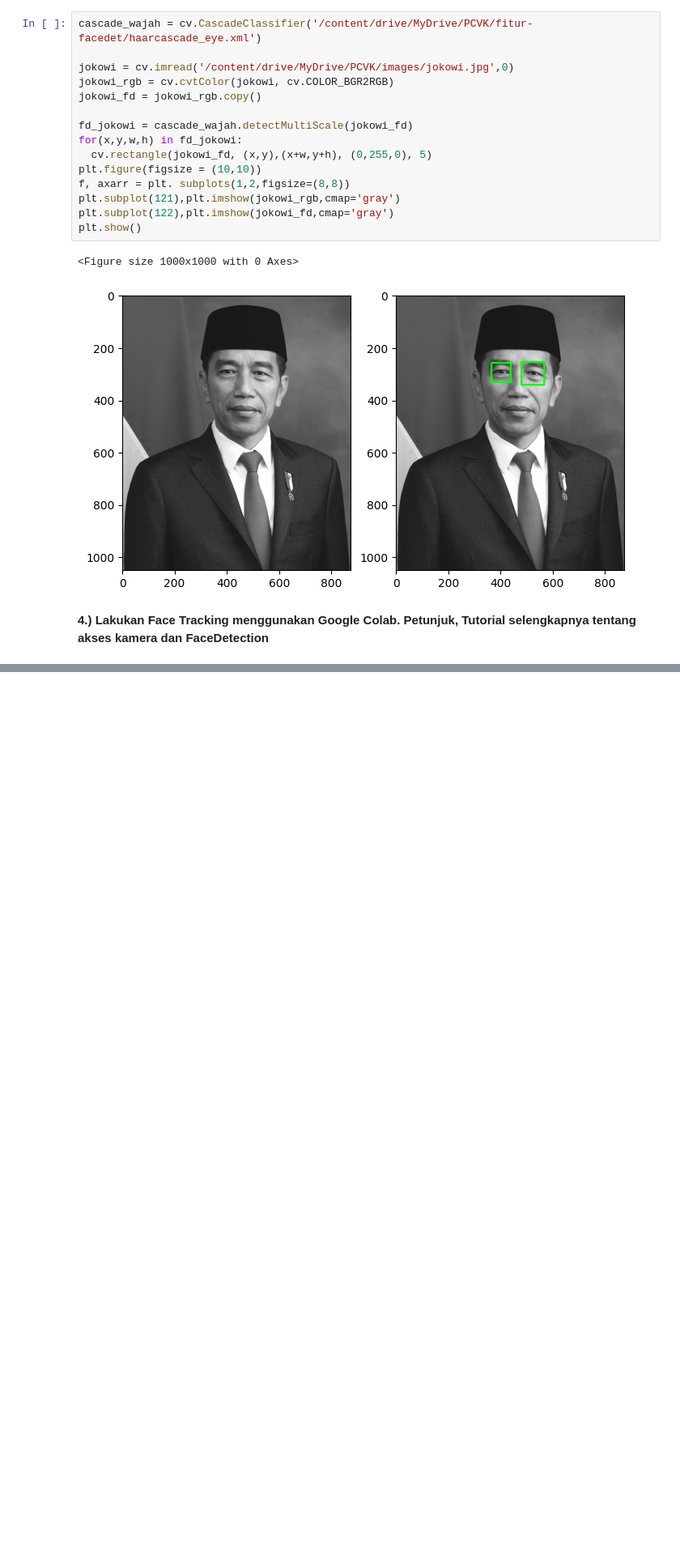
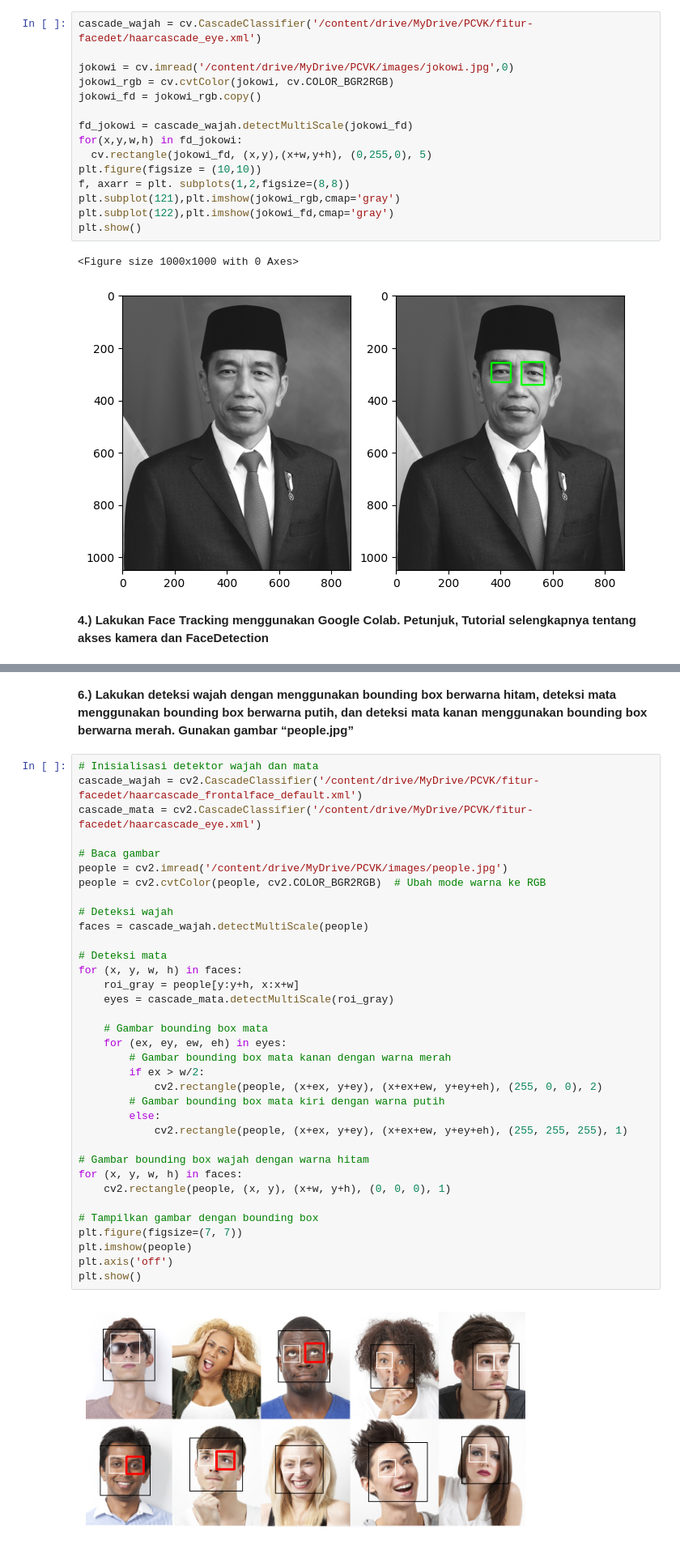
Before and after one commit to tasyasvdh09/PCVK_Genap_2023, a Jupyter notebook: PCVK_Modul_12.ipynb, the cells around one changed output, grey strips where cells are left out. Shown at 81% size. Drawn from its saved outputs; the diff is of its cells as text; blank space fills up the shorter version.

```diff
--- a/PCVK_Modul_12.ipynb
+++ b/PCVK_Modul_12.ipynb
@@ -282,0 +318,39 @@ except Exception as err:
+# %% [markdown]
+**6.) Lakukan deteksi wajah dengan menggunakan bounding box berwarna hitam, deteksi mata menggunakan bounding box berwarna putih, dan deteksi mata kanan menggunakan bounding box berwarna merah. Gunakan gambar “people.jpg”**
+# %%
+# Inisialisasi detektor wajah dan mata
+cascade_wajah = cv2.CascadeClassifier('/content/drive/MyDrive/PCVK/fitur-facedet/haarcascade_frontalface_default.xml')
+cascade_mata = cv2.CascadeClassifier('/content/drive/MyDrive/PCVK/fitur-facedet/haarcascade_eye.xml')
+
+# Baca gambar
+people = cv2.imread('/content/drive/MyDrive/PCVK/images/people.jpg')
+people = cv2.cvtColor(people, cv2.COLOR_BGR2RGB)  # Ubah mode warna ke RGB
+
+# Deteksi wajah
+faces = cascade_wajah.detectMultiScale(people)
+
+# Deteksi mata
+for (x, y, w, h) in faces:
+    roi_gray = people[y:y+h, x:x+w]
+    eyes = cascade_mata.detectMultiScale(roi_gray)
+
+    # Gambar bounding box mata
+    for (ex, ey, ew, eh) in eyes:
+        # Gambar bounding box mata kanan dengan warna merah
+        if ex > w/2:
+            cv2.rectangle(people, (x+ex, y+ey), (x+ex+ew, y+ey+eh), (255, 0, 0), 2)
+        # Gambar bounding box mata kiri dengan warna putih
+        else:
+            cv2.rectangle(people, (x+ex, y+ey), (x+ex+ew, y+ey+eh), (255, 255, 255), 1)
+
+# Gambar bounding box wajah dengan warna hitam
+for (x, y, w, h) in faces:
+    cv2.rectangle(people, (x, y), (x+w, y+h), (0, 0, 0), 1)
+
+# Tampilkan gambar dengan bounding box
+plt.figure(figsize=(7, 7))
+plt.imshow(people)
+plt.axis('off')
+plt.show()
+# %% [output]
+[figure, added]
```
Also changed, not shown: parts of 3 cells of this notebook.
